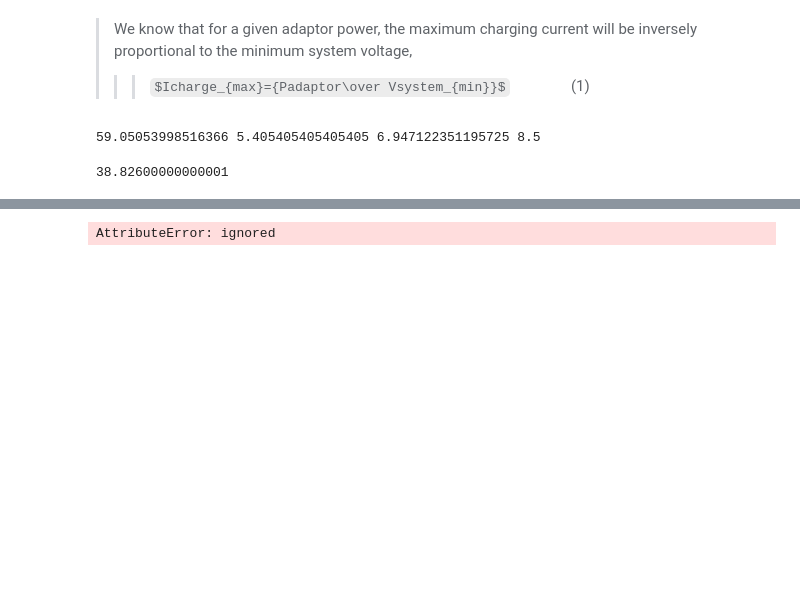
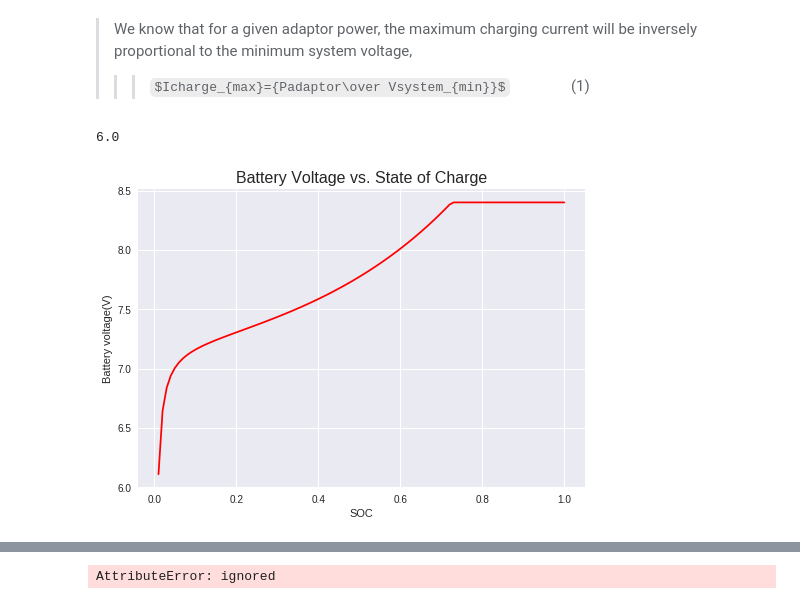
Before and after one commit to grkidwell/nvdc_batterycharger, a Jupyter notebook: max_charge_current.ipynb, the cells around one changed output, grey strips where cells are left out. Saved outputs shown, nothing was run; the diff lists cells and outputs as text; code cells hidden in the pictures; some formulas as TeX source; blank space fills up the shorter version.

Commit message:
Add parametric plots

```diff
--- a/max_charge_current.ipynb
+++ b/max_charge_current.ipynb
@@ -164,15 +155,19 @@ battery2S_full=Battery(2,50,soc=1)
 battery2S=[battery2S_depleted,
            battery2S_halfcharge,
            battery2S_full]
-# %%
-#battery2S[0].res
-#adaptor60.power
-chargerUB_depleted=Charger(adaptor60,battery2S[0], psystem=30)
-
-print(chargerUB_depleted.pout,chargerUB_depleted.ichargemax, chargerUB_depleted.vsys, chargerUB_depleted.iout)
-# %% [output]
-59.05053998516366 5.405405405405405 6.947122351195725 8.5
-# %%
-(7.19-6.11)/.2*7.19
-# %% [output]
-38.82600000000001
+# %%
+Battery(2,50,soc=.005).voltage
+# %% [output]
+6.0
+# %%
+socvar = np.arange(.01,1.01,.01)
+batlist = []
+for i in socvar:
+  batlist.append(Battery(2,50,soc=i).voltage)
+plt.plot(socvar,batlist,color='r')
+plt.xlabel("SOC")
+plt.ylabel("Battery voltage(V)")
+plt.title("Battery Voltage vs. State of Charge" , fontsize=16)
+plt.show()
+# %% [output]
+[figure, added]
```
Also changed, not shown: parts of 6 cells of this notebook.
